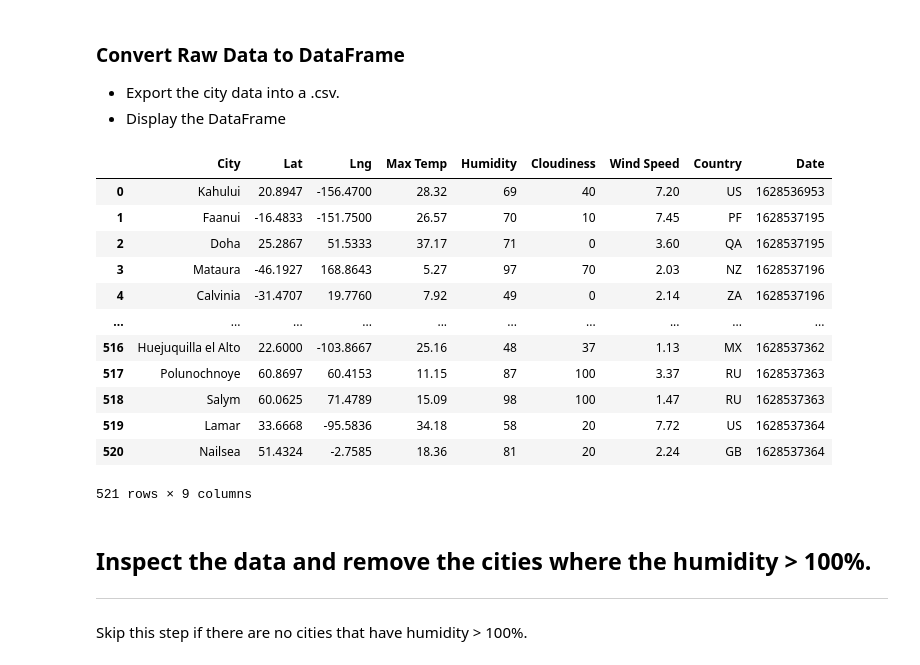
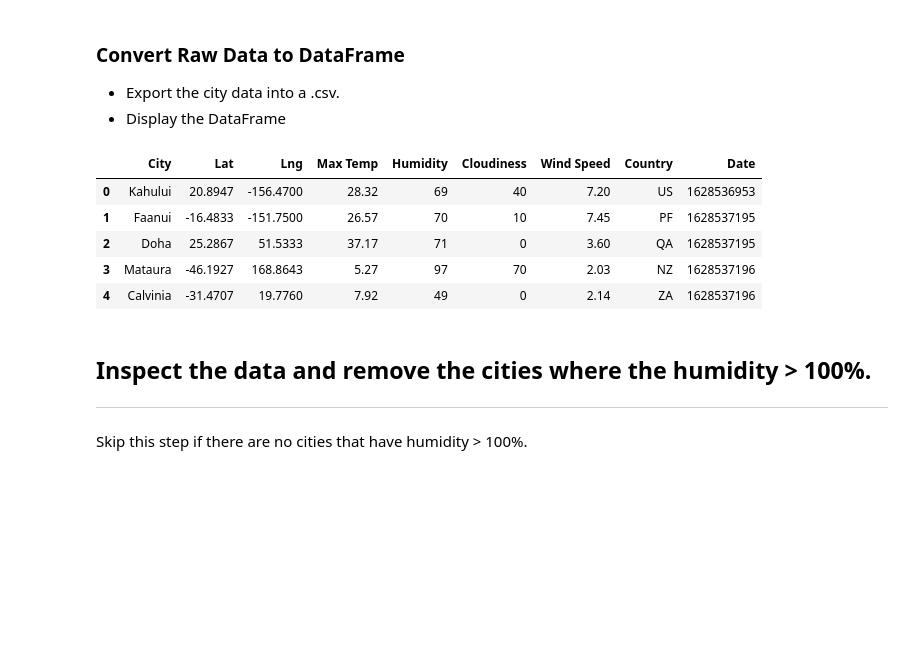
Before and after one commit to michelleherman13/python-api, a Jupyter notebook: WeatherPy/WeatherPy.ipynb, the cells around one changed output. Saved outputs shown, nothing was run; the diff lists cells and outputs as text; code cells hidden in the pictures; blank space fills up the shorter version.

```diff
--- a/WeatherPy/WeatherPy.ipynb
+++ b/WeatherPy/WeatherPy.ipynb
@@ -126,32 +126,25 @@ Data Retrieval Complete
 * Display the DataFrame
 # %%
 #Weather DF
-weather_dict = pd.DataFrame({
+city_data = pd.DataFrame({
                 "City" : city_name,
                 "Lat" : lat_list,
                 "Lng" : lng_list,
                 "Max Temp" : max_temp,
                 "Humidity" : humidity,
                 "Cloudiness" : cloudiness,
                 "Wind Speed" : wind_speed,
                 "Country" : country,
                 "Date" : date
 })
-weather_dict.head()
+city_data.head()
 # %% [output]
 |  | City | Lat | Lng | Max Temp | Humidity | Cloudiness | Wind Speed | Country | Date |
 | 0 | Kahului | 20.8947 | -156.4700 | 28.32 | 69 | 40 | 7.20 | US | 1628536953 |
 | 1 | Faanui | -16.4833 | -151.7500 | 26.57 | 70 | 10 | 7.45 | PF | 1628537195 |
 | 2 | Doha | 25.2867 | 51.5333 | 37.17 | 71 | 0 | 3.60 | QA | 1628537195 |
 | 3 | Mataura | -46.1927 | 168.8643 | 5.27 | 97 | 70 | 2.03 | NZ | 1628537196 |
 | 4 | Calvinia | -31.4707 | 19.7760 | 7.92 | 49 | 0 | 2.14 | ZA | 1628537196 |
-| ... | ... | ... | ... | ... | ... | ... | ... | ... | ... |
-| 516 | Huejuquilla el Alto | 22.6000 | -103.8667 | 25.16 | 48 | 37 | 1.13 | MX | 1628537362 |
-| 517 | Polunochnoye | 60.8697 | 60.4153 | 11.15 | 87 | 100 | 3.37 | RU | 1628537363 |
-| 518 | Salym | 60.0625 | 71.4789 | 15.09 | 98 | 100 | 1.47 | RU | 1628537363 |
-| 519 | Lamar | 33.6668 | -95.5836 | 34.18 | 58 | 20 | 7.72 | US | 1628537364 |
-| 520 | Nailsea | 51.4324 | -2.7585 | 18.36 | 81 | 20 | 2.24 | GB | 1628537364 |
-521 rows × 9 columns
 # %% [markdown]
 ## Inspect the data and remove the cities where the humidity > 100%.
 ----
```
Also changed, not shown: parts of 11 cells of this notebook, 6 other files.
